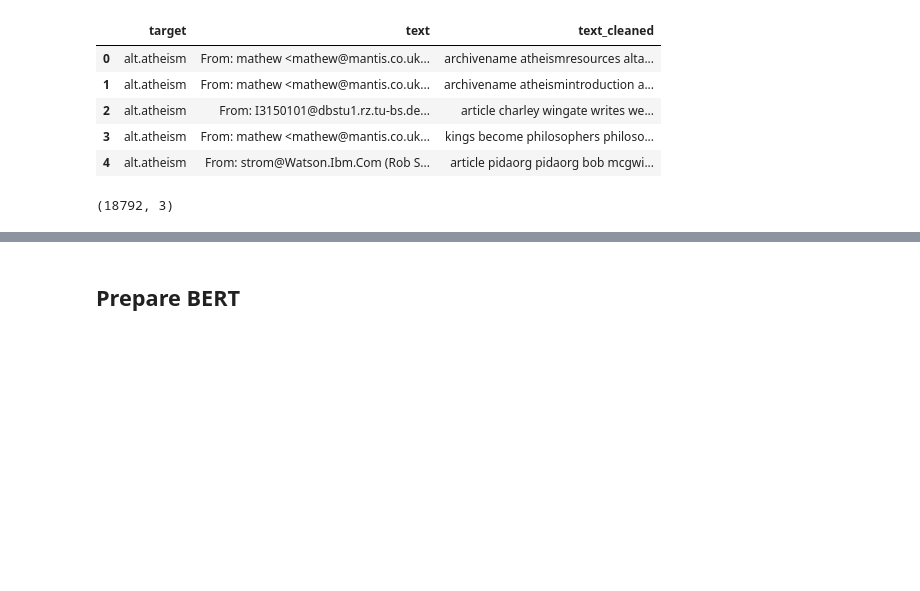
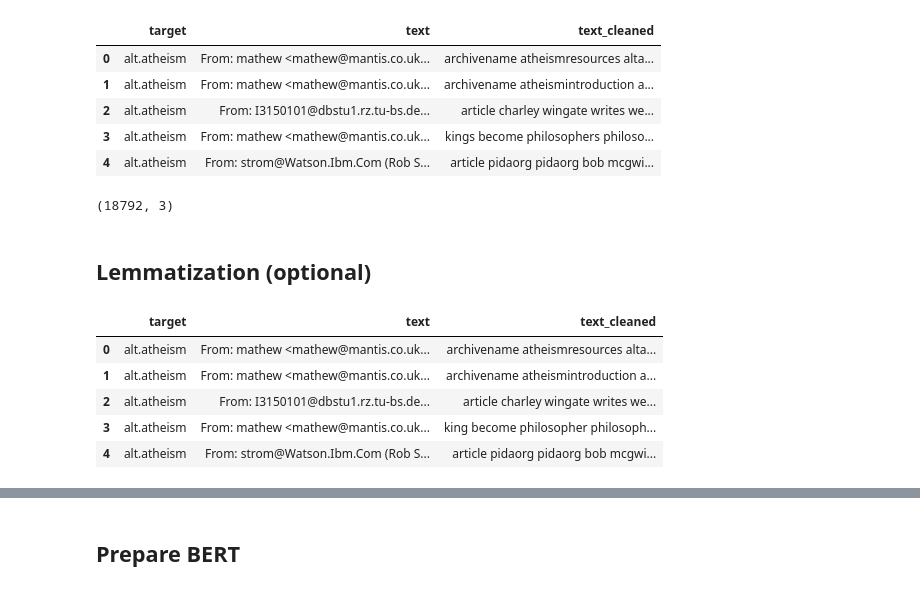
Before and after one commit to FilipMojto/ML-Techniques-Applications, a Jupyter notebook: notebooks/nn_model.ipynb, the cells around one changed output, grey strips where cells are left out. Cells and saved outputs as stored; diff of their text form; code cells hidden in the pictures; blank space fills up the shorter version.

```diff
--- a/notebooks/nn_model.ipynb
+++ b/notebooks/nn_model.ipynb
@@ -32,3 +37,22 @@ df = df.dropna(subset=['text_cleaned'])
 print(df.shape)
 # %% [output]
 (18792, 3)
+# %% [markdown]
+## Lemmatization (optional)
+# %%
+lemmatizer = WordNetLemmatizer()
+
+def lemmatize_text(text):
+    tokens = nltk.word_tokenize(text)
+    lemmas = [lemmatizer.lemmatize(token) for token in tokens]
+    return ' '.join(lemmas)
+
+df['text_cleaned'] = df['text_cleaned'].apply(lambda x: lemmatize_text(x))
+df.head()
+# %% [output]
+|  | target | text | text_cleaned |
+| 0 | alt.atheism | From: mathew <mathew@mantis.co.uk... | archivename atheismresources alta... |
+| 1 | alt.atheism | From: mathew <mathew@mantis.co.uk... | archivename atheismintroduction a... |
+| 2 | alt.atheism | From: I3150101@dbstu1.rz.tu-bs.de... | article charley wingate writes we... |
+| 3 | alt.atheism | From: mathew <mathew@mantis.co.uk... | king become philosopher philosoph... |
+| 4 | alt.atheism | From: strom@Watson.Ibm.Com (Rob S... | article pidaorg pidaorg bob mcgwi... |
```
Also changed, not shown: parts of 31 cells of this notebook, 2 other files.
